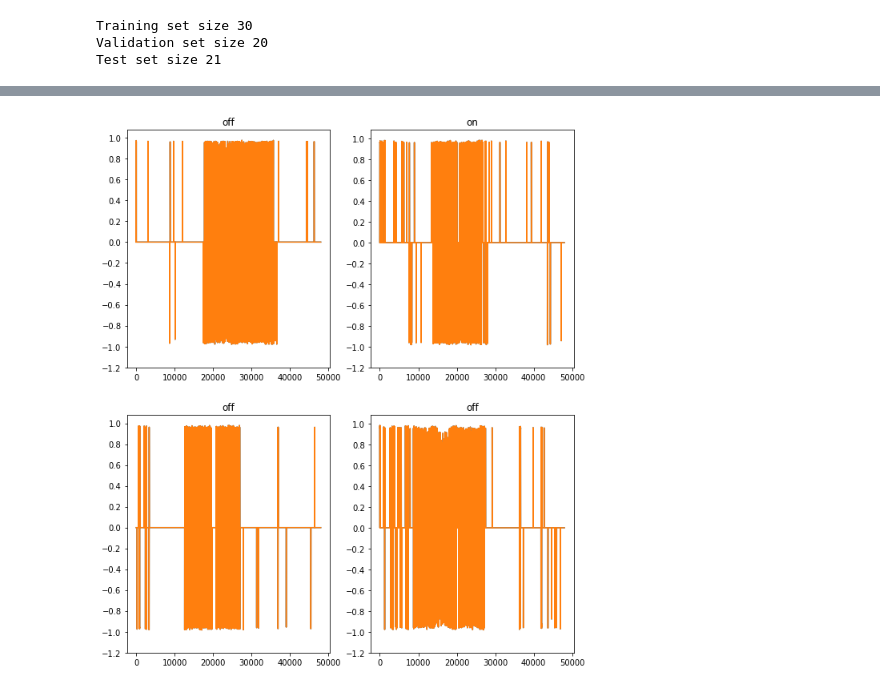
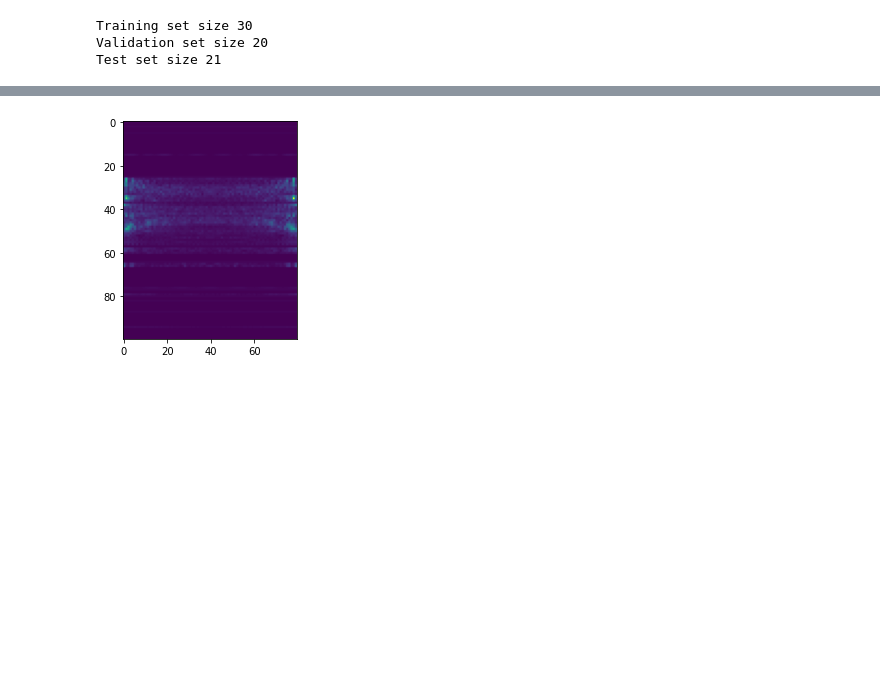
Before and after one commit to RohithCIS/smart-home-controller, a Jupyter notebook: code/aiml/train.ipynb, the cells around one changed output, grey strips where cells are left out. Cells and saved outputs as stored; diff of their text form; code cells hidden in the pictures; blank space fills up the shorter version.

```diff
--- a/code/aiml/train.ipynb
+++ b/code/aiml/train.ipynb
@@ -85,19 +106,38 @@ def get_mel_spectrogram(spectrogram):
       log_mel_spectrograms)[..., :30]
   return mfccs
 
+# def get_spectrogram(waveform):
+#   waveform = tf.cast(waveform, tf.float32)
+#   spectrogram = tf.signal.stft(
+#       waveform, frame_length=256, frame_step=128)
+
+#   spectrogram = tf.abs(spectrogram)
+
+#   return spectrogram
+
 def get_spectrogram(waveform):
-  waveform = tf.cast(waveform, tf.float32)
-  spectrogram = tf.signal.stft(
-      waveform, frame_length=256, frame_step=128)
-
-  spectrogram = tf.abs(spectrogram)
-
-  return spectrogram
+  waveform = tf.cast(waveform, tf.complex64)
+  waveform = waveform.numpy()
+  spectrogram = []
+  for i in range(0, len(waveform)//480):
+    if (i==0):
+      inp = waveform[0:480]
+    else:
+      inp = waveform[(i*480)-160 : ((i+1)*480)-160]
+    outp = tf.abs(tf.signal.fft(inp))
+    outp1 = []
+    for j in range(0, len(outp)//6):
+      s = 0.0
+      for k in outp[j*6:(j+1)*6].numpy():
+        s = s + k
+      outp1.append(s/6)
+    spectrogram.append(outp1)
+  return tf.constant(spectrogram)
 
 def get_spectrogram_and_label_id(audio, label):
   waveform = audio[:,0]
-  spectrogram = get_spectrogram(waveform)
-  mfccs = tf.expand_dims(spectrogram, -1)
+  spectrogram = tf.py_function(func=get_spectrogram, inp=[waveform], Tout=tf.float64)
+  mfccs = tf.expand_dims(tf.reshape(spectrogram, [100, 80]), -1)
   # mfccs = get_mel_spectrogram(spectrogram)
   # mfccs = tf.expand_dims(mfccs, -1)
   label_id = tf.argmax(label == commands)
@@ -111,33 +151,47 @@ def preprocess_dataset(files):
   return output_ds
 
 
-def plot_spectrogram(spectrogram, plot):
-  # Convert to frequencies to log scale and transpose so that the time is
-  # represented in the x-axis (columns).
-  log_spec = np.log(spectrogram.T)
-  height = log_spec.shape[0]
-  width = log_spec.shape[1]
-  X = np.linspace(0, np.size(spectrogram), num=width, dtype=int)
-  Y = range(height)
-  plt.pcolormesh(X, Y, log_spec)
-  plt.show()
+def plot_spectrogram(spectrogram):
+  plt.figure()
+  plt.imshow(tf.math.log(spectrogram).numpy())
 
-AUTOTUNE = tf.data.AUTOTUNE
 files_ds = tf.data.Dataset.from_tensor_slices(train_files)
 waveform_ds = files_ds.map(get_waveform_and_label, num_parallel_calls=AUTOTUNE)
 
-rows = 2
-cols = 2
-n = rows*cols
-fig, axes = plt.subplots(rows, cols, figsize=(10, 12))
-for i, (audio, label) in enumerate(waveform_ds.take(n)):
-  r = i // cols
-  c = i % cols
-  ax = axes[r][c]
-  ax.plot(audio.numpy())
-  ax.set_yticks(np.arange(-1.2, 1.2, 0.2))
+# rows = 2
+# cols = 2
+# n = rows*cols
+# fig, axes = plt.subplots(rows, cols, figsize=(10, 12))
+# for i, (audio, label) in enumerate(waveform_ds.take(n)):
+#   r = i // cols
+#   c = i % cols
+#   ax = axes[r][c]
+#   ax.plot(audio.numpy())
+#   ax.set_yticks(np.arange(-1.2, 1.2, 0.2))
+#   label = label.numpy().decode('utf-8')
+#   ax.set_title(label)
+
+# plt.show()
+
+for waveform, label in waveform_ds.take(1):
   label = label.numpy().decode('utf-8')
-  ax.set_title(label)
+  waveform = waveform[:,0]
+  spectrogram = get_spectrogram(waveform)
+  plot_spectrogram(spectrogram)
 
-plt.show()
+print('Label:', label)
+print('Waveform shape:', waveform.shape)
+print('Spectrogram shape:', spectrogram.shape)
+
+spectrogram_ds = waveform_ds.map(
+    get_spectrogram_and_label_id, num_parallel_calls=AUTOTUNE)
+
+train_ds = spectrogram_ds
+val_ds = preprocess_dataset(val_files)
+test_ds = preprocess_dataset(test_files)
+batch_size = 64
+train_ds = train_ds.batch(batch_size)
+val_ds = val_ds.batch(batch_size)
+train_ds = train_ds.cache().prefetch(AUTOTUNE)
+val_ds = val_ds.cache().prefetch(AUTOTUNE)
 # %% [output]
@@ -144 +201 @@ plt.show()
-[figure, old version]
+[figure, new version]
```
Also changed, not shown: parts of 11 cells of this notebook, 5 other files.
